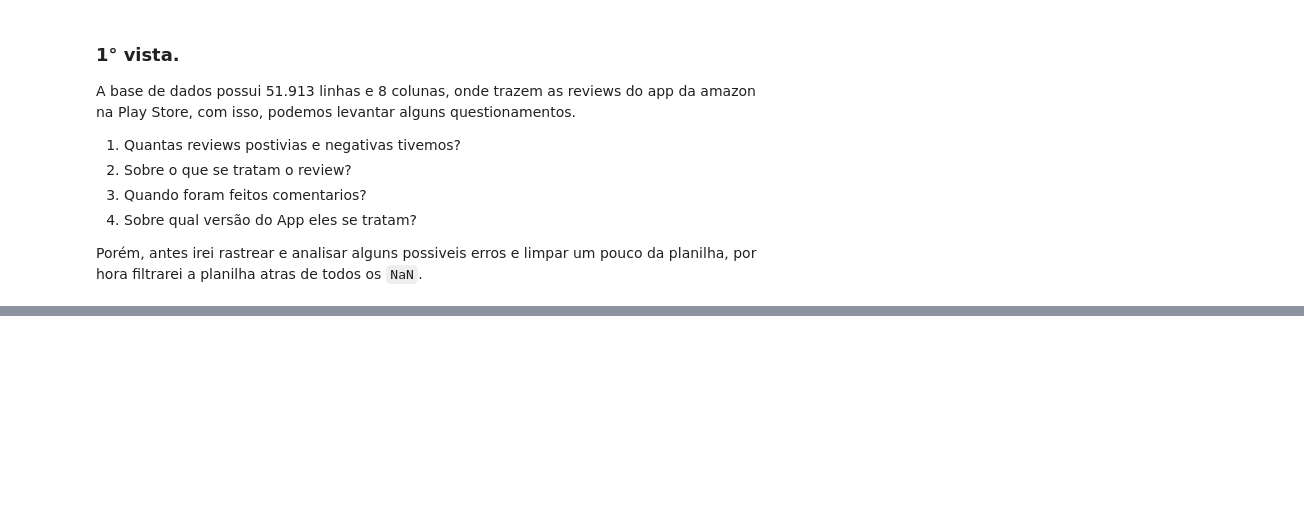
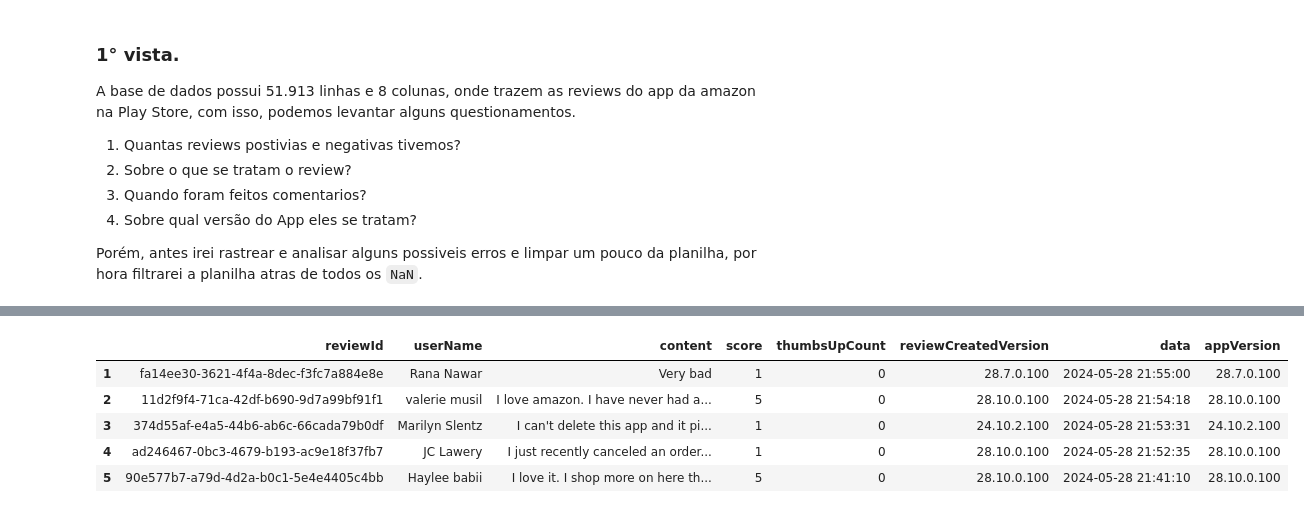
Before and after one commit to Matheus-Barbosa-Melo-dos-Santos/analise-amazon, a Jupyter notebook: notebook_de_analise.ipynb, the cells around one changed output, grey strips where cells are left out. Cells and saved outputs as stored; diff of their text form; code cells hidden in the pictures; blank space fills up the shorter version.

```diff
--- a/notebook_de_analise.ipynb
+++ b/notebook_de_analise.ipynb
@@ -73,0 +116,12 @@ Porém, antes irei rastrear e analisar alguns possiveis erros e limpar um pouco
+# %%
+# Certo, vamos usar as datas para uma melhor visualização
+
+df_amazon_analise.rename(columns={'at': 'data'}, inplace=True)
+df_amazon_analise.head()
+# %% [output]
+|  | reviewId | userName | content | score | thumbsUpCount | reviewCreatedVersion | data | appVersion |
+| 1 | fa14ee30-3621-4f4a-8dec-f3fc7a884e8e | Rana Nawar | Very bad | 1 | 0 | 28.7.0.100 | 2024-05-28 21:55:00 | 28.7.0.100 |
+| 2 | 11d2f9f4-71ca-42df-b690-9d7a99bf91f1 | valerie musil | I love amazon. I have never had a... | 5 | 0 | 28.10.0.100 | 2024-05-28 21:54:18 | 28.10.0.100 |
+| 3 | 374d55af-e4a5-44b6-ab6c-66cada79b0df | Marilyn Slentz | I can't delete this app and it pi... | 1 | 0 | 24.10.2.100 | 2024-05-28 21:53:31 | 24.10.2.100 |
+| 4 | ad246467-0bc3-4679-b193-ac9e18f37fb7 | JC Lawery | I just recently canceled an order... | 1 | 0 | 28.10.0.100 | 2024-05-28 21:52:35 | 28.10.0.100 |
+| 5 | 90e577b7-a79d-4d2a-b0c1-5e4e4405c4bb | Haylee babii | I love it. I shop more on here th... | 5 | 0 | 28.10.0.100 | 2024-05-28 21:41:10 | 28.10.0.100 |
```
Also changed, not shown: parts of 9 cells of this notebook.
